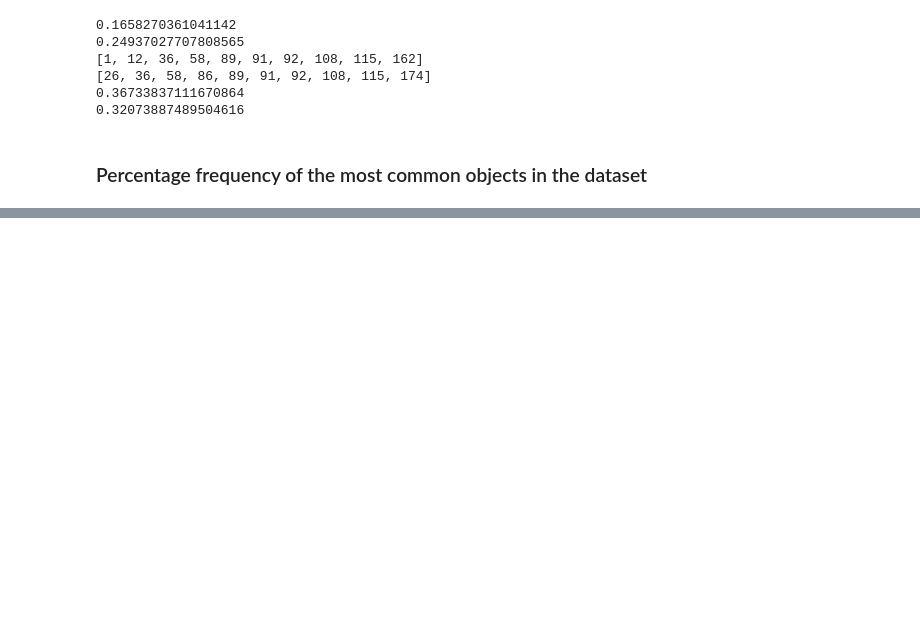
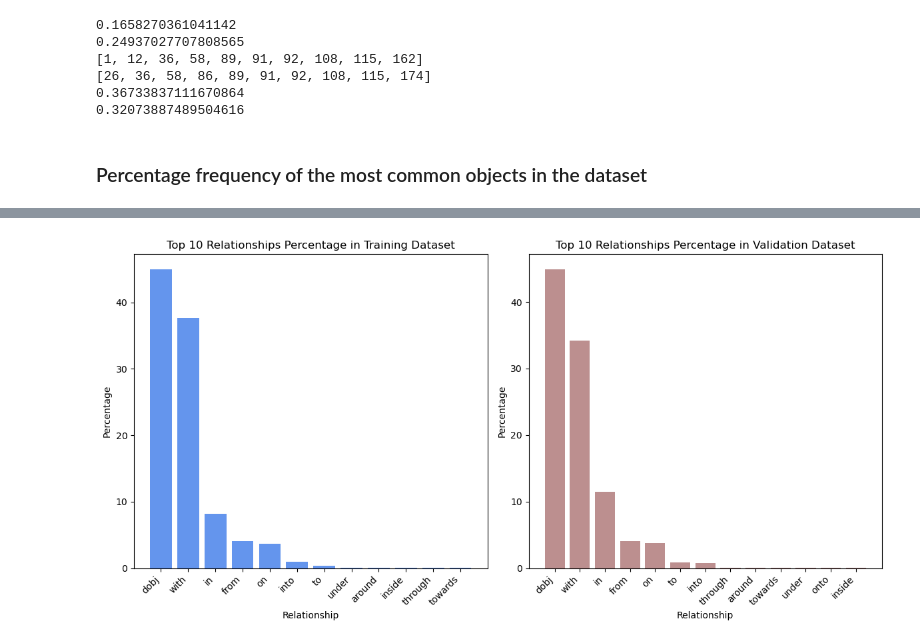
Before and after one commit to scoleri-mr/easg_classification, a Jupyter notebook: dataset_analysis.ipynb, the cells around one changed output, grey strips where cells are left out. Drawn from its saved outputs; the diff is of its cells as text; code cells hidden in the pictures; blank space fills up the shorter version.

```diff
--- a/dataset_analysis.ipynb
+++ b/dataset_analysis.ipynb
@@ -246,0 +327,62 @@ Validation dataset contains 166 graphs with multiple relationships objects (4.34
+# %%
+rels_list_val = []
+for el in val_original:
+    objs_list_val.append(el['obj_indices'])
+
+rels_list_train = []
+for el in train_original:
+    objs_list_train.append(el['obj_indices'])
+
+rels_list_train = torch.hstack(objs_list_train)
+objs_list_val = torch.hstack(objs_list_val)
+print(len(objs_list_train))
+print(len(objs_list_val))
+# %%
+import matplotlib.pyplot as plt
+from collections import Counter
+import pandas as pd
+
+# Assuming rels_list_train, rels_list_val, and rels are defined and populated with data
+
+# Create Counters for both train and validation datasets
+c_train = Counter(rels_list_train.tolist())
+c_val = Counter(rels_list_val.tolist())
+
+# Extract the top 10 relationships for both train and validation datasets
+top10_rels_train = c_train.most_common(13)
+top10_rels_val = c_val.most_common(13)
+
+# Get the total counts for calculating percentages
+total_train_count = sum(c_train.values())
+total_val_count = sum(c_val.values())
+
+# Get the relationship names and their percentages
+train_rels = [rels[el[0]] for el in top10_rels_train]
+train_percentages = [el[1] / total_train_count * 100 for el in top10_rels_train]
+val_rels = [rels[el[0]] for el in top10_rels_val]
+val_percentages = [el[1] / total_val_count * 100 for el in top10_rels_val]
+
+# Plot the bar charts separately for train and validation datasets
+fig, (ax1, ax2) = plt.subplots(1, 2, figsize=(12, 6))
+
+# Plot for training dataset
+ax1.bar(train_rels, train_percentages, color='cornflowerblue')
+ax1.set_title('Top 10 Relationships Percentage in Training Dataset')
+ax1.set_xlabel('Relationship')
+ax1.set_ylabel('Percentage')
+
+# Plot for validation dataset
+ax2.bar(val_rels, val_percentages, color='rosybrown')
+ax2.set_title('Top 10 Relationships Percentage in Validation Dataset')
+ax2.set_xlabel('Relationship')
+ax2.set_ylabel('Percentage')
+
+# Rotate x-axis labels for better readability
+plt.setp(ax1.xaxis.get_majorticklabels(), rotation=45, ha='right')
+plt.setp(ax2.xaxis.get_majorticklabels(), rotation=45, ha='right')
+
+# Adjust layout and show plot
+plt.tight_layout()
+plt.show()
+# %% [output]
+[figure, added]
```
Also changed, not shown: parts of 13 cells of this notebook.
